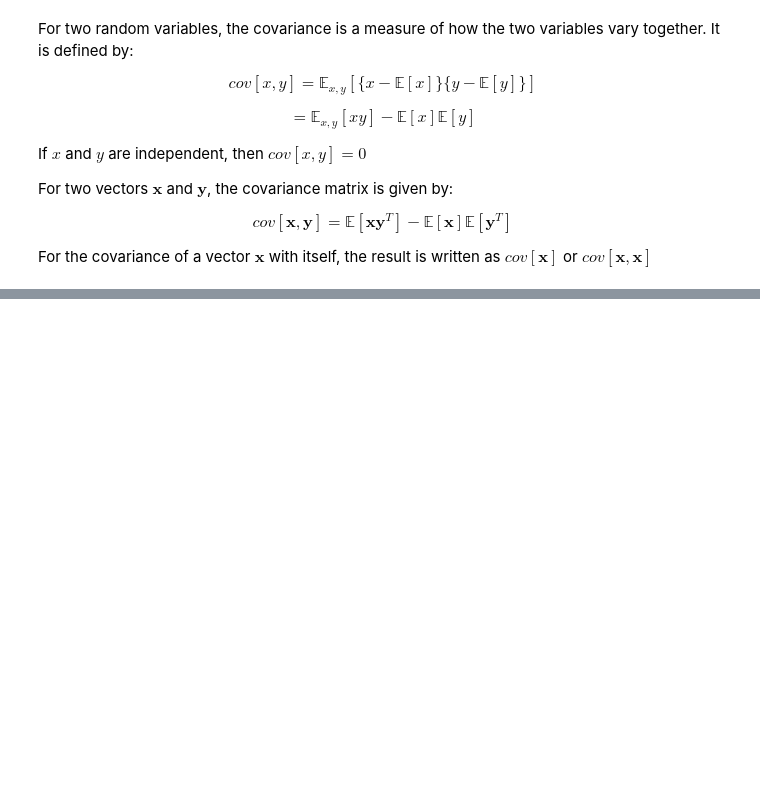
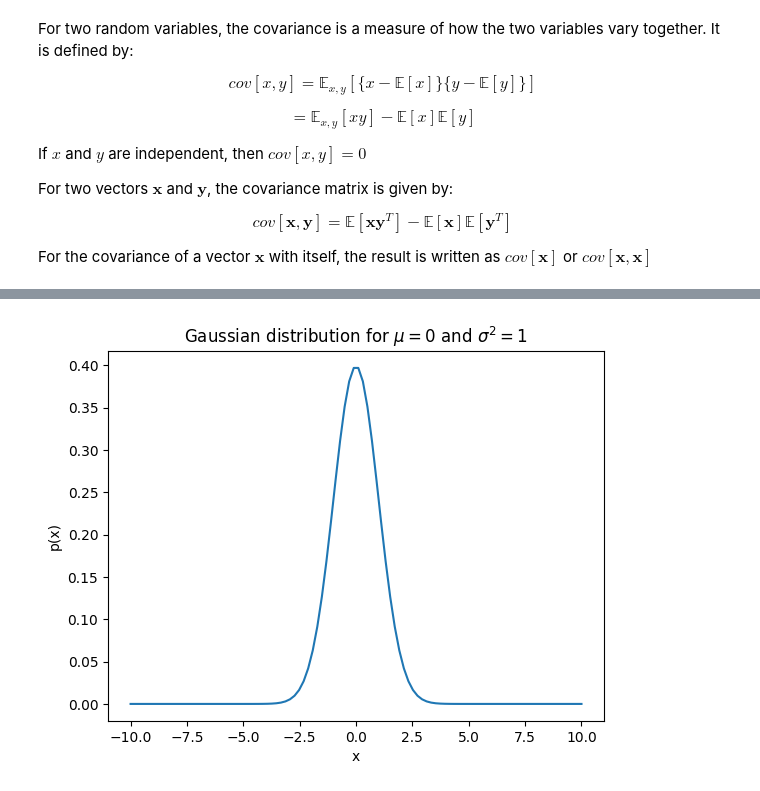
Before and after one commit to Birr0/AI-algorithms, a Jupyter notebook: Probability/probability_for_ml.ipynb, the cells around one changed output, grey strips where cells are left out. Saved outputs shown, nothing was run; the diff lists cells and outputs as text; code cells hidden in the pictures; blank space fills up the shorter version.

```diff
--- a/Probability/probability_for_ml.ipynb
+++ b/Probability/probability_for_ml.ipynb
@@ -342,0 +351,13 @@ For the covariance of a vector $\textbf{x}$ with itself, the result is written a
+# %%
+x = np.linspace(-10, 10, 100)
+mu = 0
+sigma = 1
+
+p_x = (1/np.sqrt(2 * np.pi * sigma**2)) * np.exp(-1/(2*sigma**2) * (x - mu)**2)
+plt.plot(x, p_x)
+plt.title('Gaussian distribution for $\mu = 0$ and $\sigma^2 = 1$')
+plt.xlabel('x')
+plt.ylabel('p(x)')
+plt.show()
+# %% [output]
+[figure, added]
```
Also changed, not shown: parts of 4 cells of this notebook.
